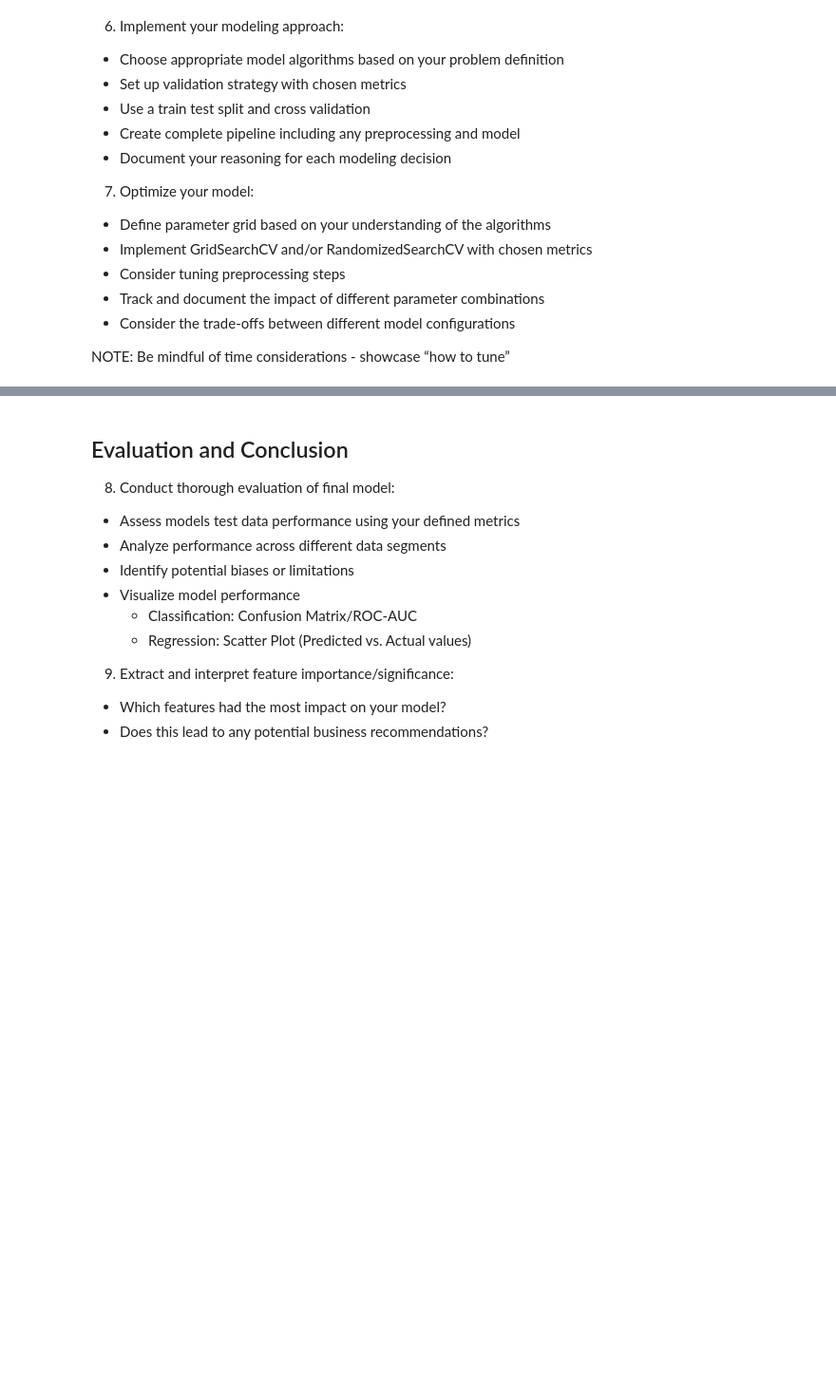
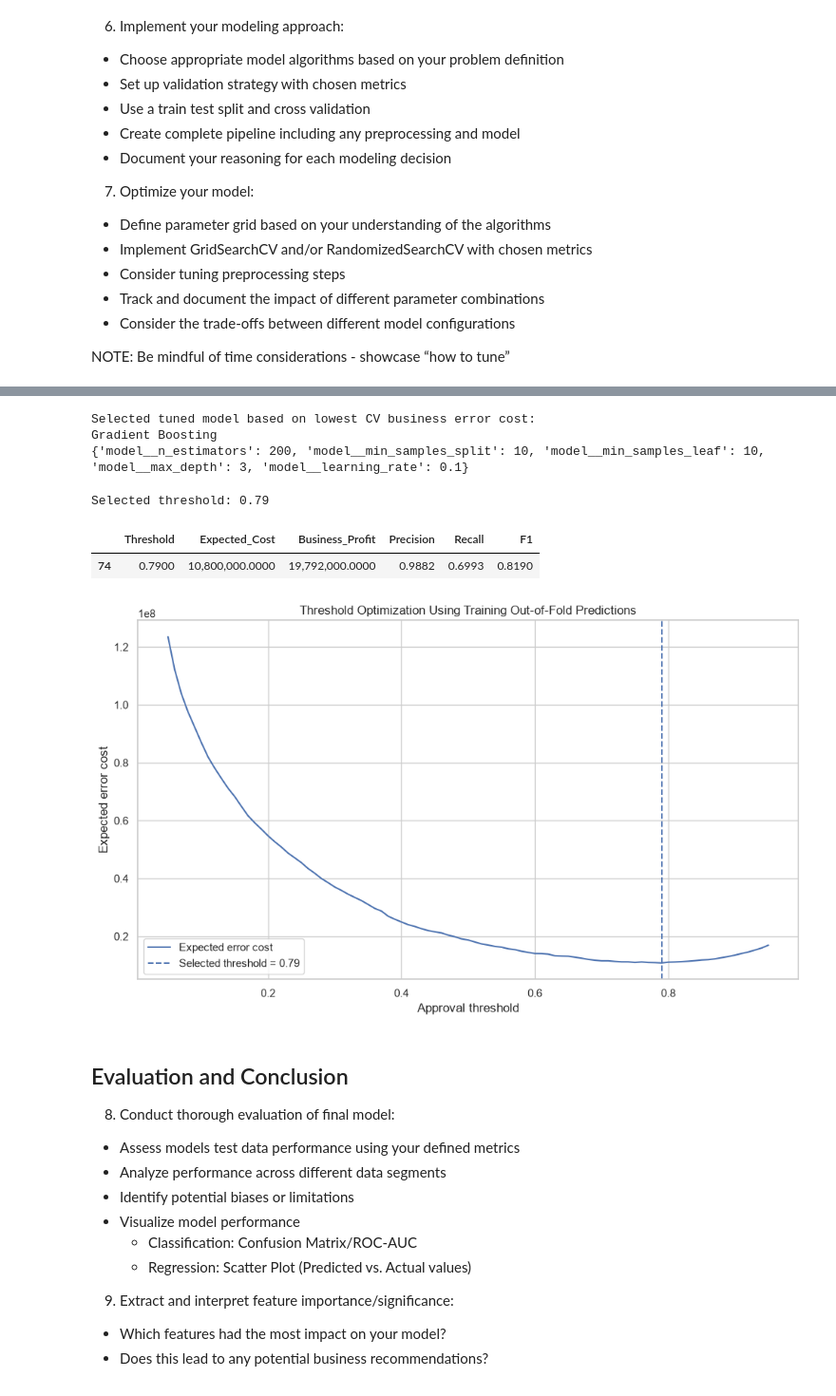
Before and after one commit to donjuel003/Loan-Approval-Model, a Jupyter notebook: financial_loan_risk.ipynb, the cells around one changed output, grey strips where cells are left out. Shown at 95% size. Saved outputs shown, nothing was run; the diff lists cells and outputs as text; code cells hidden in the pictures; blank space fills up the shorter version.

```diff
--- a/financial_loan_risk.ipynb
+++ b/financial_loan_risk.ipynb
@@ -629,6 +629,0 @@ def expected_cost(y_true, y_pred, cost_fn=8000, cost_fp=50000):
-# %%
-
-# Scorer for GridSearchCV (maximizes negative cost)
-def cost_scorer(estimator, X, y):
-    y_pred = estimator.predict(X)
-    return -expected_cost(y, y_pred)
@@ -751,3 +918,74 @@ Best threshold: 0.63, Cost: 3,530,000
+# %%
+# Determine the tuned model with the lowest cross-validated business cost
+best_search_name = min(
+    searches,
+    key=lambda name: -searches[name].best_score_
+)
+
+best_search = searches[best_search_name]
+best_model = best_search.best_estimator_
+
+print("Selected tuned model based on lowest CV business error cost:")
+print(best_search_name)
+print(best_search.best_params_)
+# %% [output]
+Selected tuned model based on lowest CV business error cost:
+Gradient Boosting
+{'model__n_estimators': 200, 'model__min_samples_split': 10, 'model__min_samples_leaf': 10, 'model__max_depth': 3, 'model__learning_rate': 0.1}
+# %%
+# Generate out-of-fold probabilities on the training set
+oof_proba = cross_val_predict(
+    best_model,
+    X_train,
+    y_train,
+    cv=cv,
+    method="predict_proba",
+    n_jobs=-1
+)[:, 1]
+
+thresholds = np.arange(0.05, 0.951, 0.01)
+
+threshold_rows = []
+for threshold in thresholds:
+    oof_pred = (oof_proba >= threshold).astype(int)
+    threshold_rows.append({
+        "Threshold": threshold,
+        "Expected_Cost": business_error_cost(y_train, oof_pred),
+        "Business_Profit": business_profit(y_train, oof_pred),
+        "Precision": precision_score(y_train, oof_pred, zero_division=0),
+        "Recall": recall_score(y_train, oof_pred, zero_division=0),
+        "F1": f1_score(y_train, oof_pred, zero_division=0)
+    })
+
+threshold_df = pd.DataFrame(threshold_rows)
+best_threshold_row = threshold_df.loc[threshold_df["Expected_Cost"].idxmin()]
+best_threshold = float(best_threshold_row["Threshold"])
+
+print(f"Selected threshold: {best_threshold:.2f}")
+display(best_threshold_row.to_frame().T)
+# %% [output]
+Selected threshold: 0.79
+|  | Threshold | Expected_Cost | Business_Profit | Precision | Recall | F1 |
+| 74 | 0.7900 | 10,800,000.0000 | 19,792,000.0000 | 0.9882 | 0.6993 | 0.8190 |
+# %%
+# Visualisation of threshold/business-cost trade-off
+fig, ax1 = plt.subplots(figsize=(10, 6))
+
+ax1.plot(
+    threshold_df["Threshold"],
+    threshold_df["Expected_Cost"],
+    label="Expected error cost"
+)
+ax1.axvline(best_threshold, linestyle="--", label=f"Selected threshold = {best_threshold:.2f}")
+ax1.set_xlabel("Approval threshold")
+ax1.set_ylabel("Expected error cost")
+ax1.set_title("Threshold Optimization Using Training Out-of-Fold Predictions")
+ax1.legend()
+
+plt.tight_layout()
+plt.show()
+# %% [output]
+[figure, added]
 # %% [markdown]
 ## Evaluation and Conclusion
 8. Conduct thorough evaluation of final model:
```
Also changed, not shown: parts of 15 cells of this notebook.
